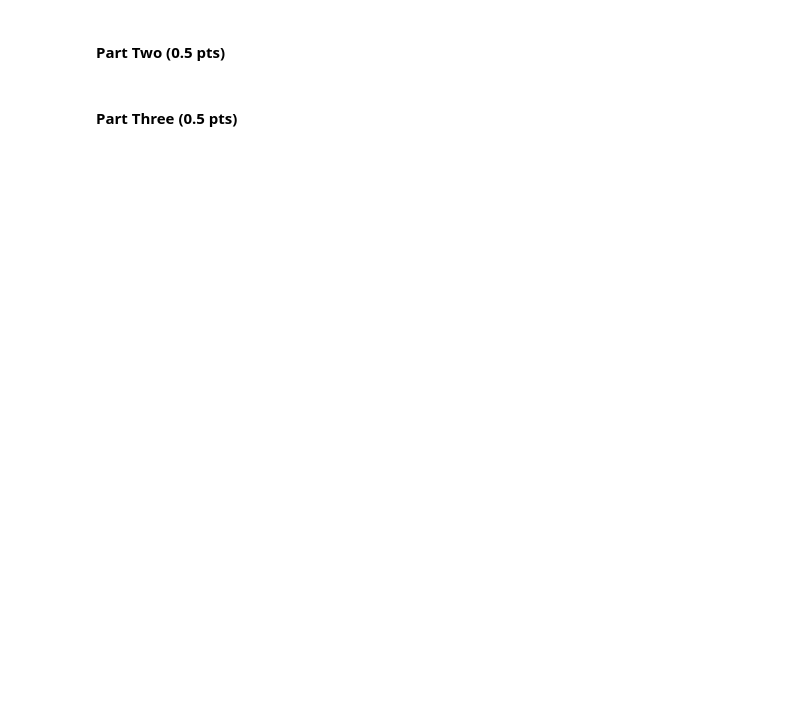
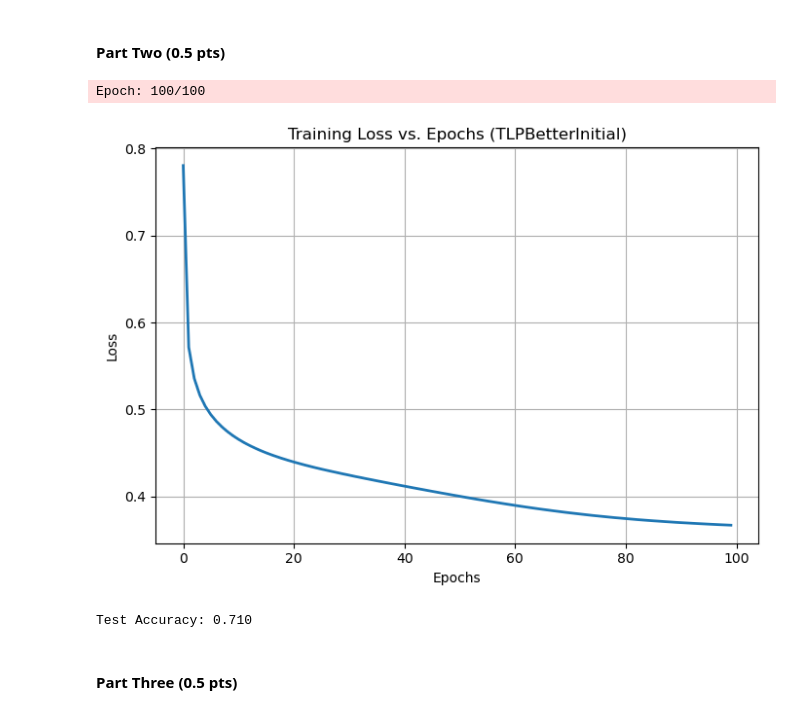
Before and after one commit to alexchans/ML_labs, a Jupyter notebook: labs/lab4.ipynb, the cells around one changed output. Drawn from its saved outputs; the diff is of its cells as text; code cells hidden in the pictures; blank space fills up the shorter version.

```diff
--- a/labs/lab4.ipynb
+++ b/labs/lab4.ipynb
@@ -312,4 +316,28 @@ Test Accuracy: 0.248
 # %% [markdown]
 #### Part Two (0.5 pts)
+# %%
+from sklearn.preprocessing import StandardScaler
+
+# normilize numerical data on df
+numeric_cols = df.select_dtypes(include=['float64', 'int64']).columns
+
+scaler = StandardScaler()
+df[numeric_cols] = scaler.fit_transform(df[numeric_cols])
+
+# split into train/test set and reevaluate
+X = df.drop(['ChildPoverty', 'ChildPovertyClass'], axis=1)
+y = df['ChildPovertyClass']
+
+X_train, X_test_norm, y_train, y_test_norm = train_test_split(
+    X, y, test_size=0.2, random_state=42, stratify=y
+)
+
+model_norm = TLPBetterInitial(**hyps)
+model_norm.fit(X_train.values, y_train.values, print_progress=10)
+plot_training_loss(model_norm, X_test_norm, y_test_norm)
+# %% [output]
+Epoch: 100/100
+[figure, added]
+Test Accuracy: 0.710
 # %% [markdown]
 #### Part Three (0.5 pts)
```
Also changed, not shown: parts of 12 cells of this notebook.
